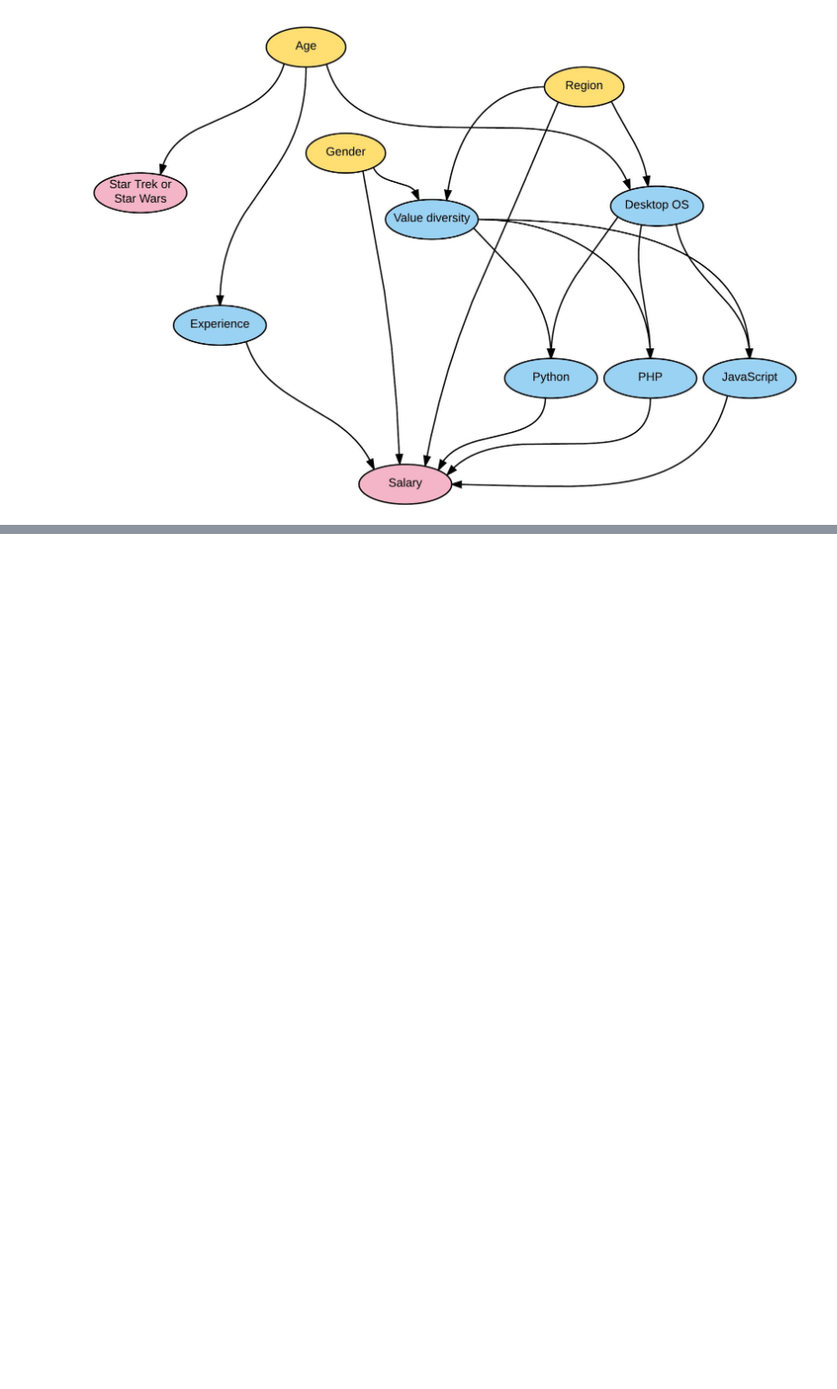
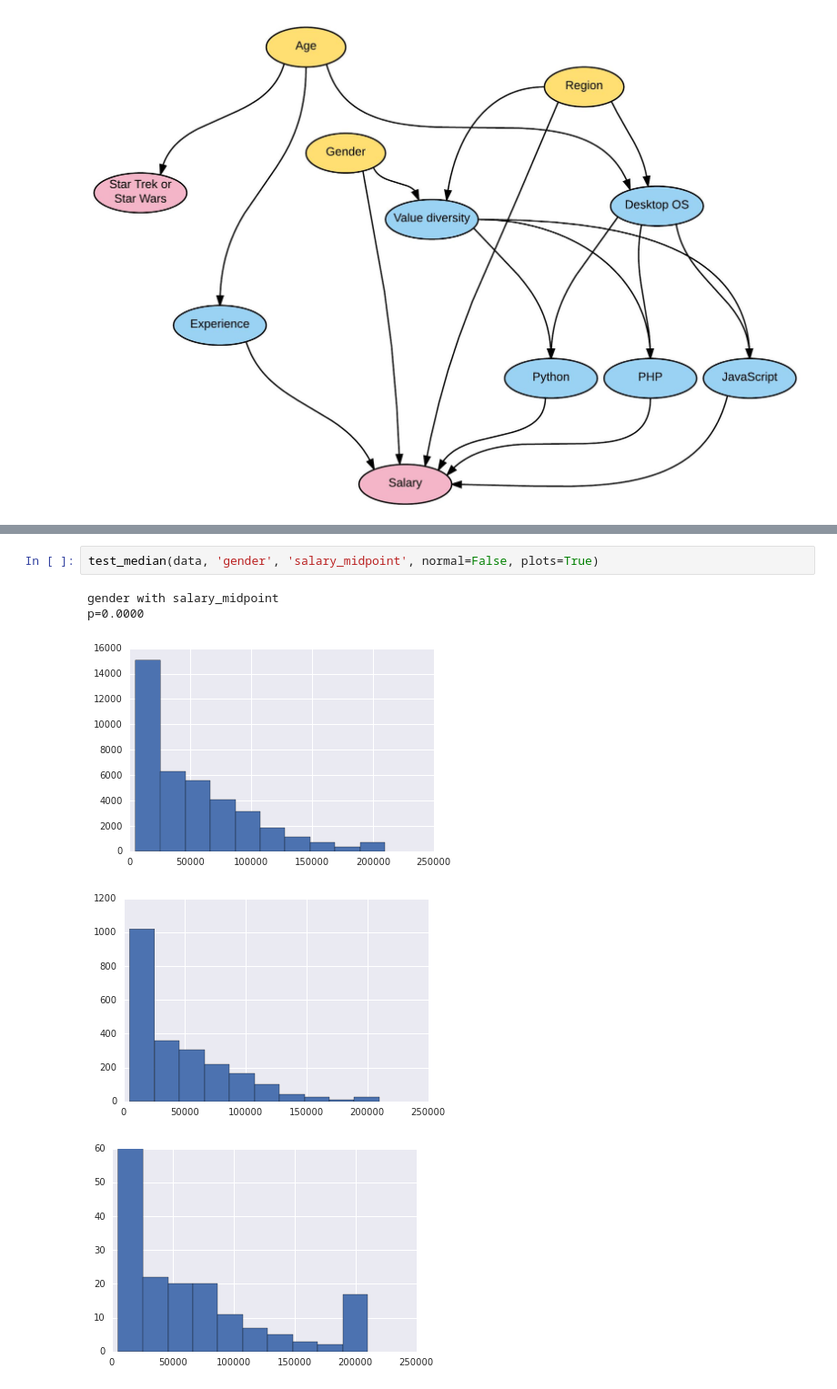
Before and after one commit to gzuidhof/bayesian-networks, a Jupyter notebook: notebooks/BN SO.ipynb, the cells around one changed output, grey strips where cells are left out. Shown at 91% size. Drawn from its saved outputs; the diff is of its cells as text; blank space fills up the shorter version.

```diff
--- a/notebooks/BN SO.ipynb
+++ b/notebooks/BN SO.ipynb
@@ -143,0 +223,8 @@ Image('../figures/network1.png')
+# %%
+test_median(data, 'gender', 'salary_midpoint', normal=False, plots=True)
+# %% [output]
+gender with salary_midpoint
+p=0.0000
+[figure, added]
+[figure, added]
+[figure, added]
```
Also changed, not shown: parts of 17 cells of this notebook.
